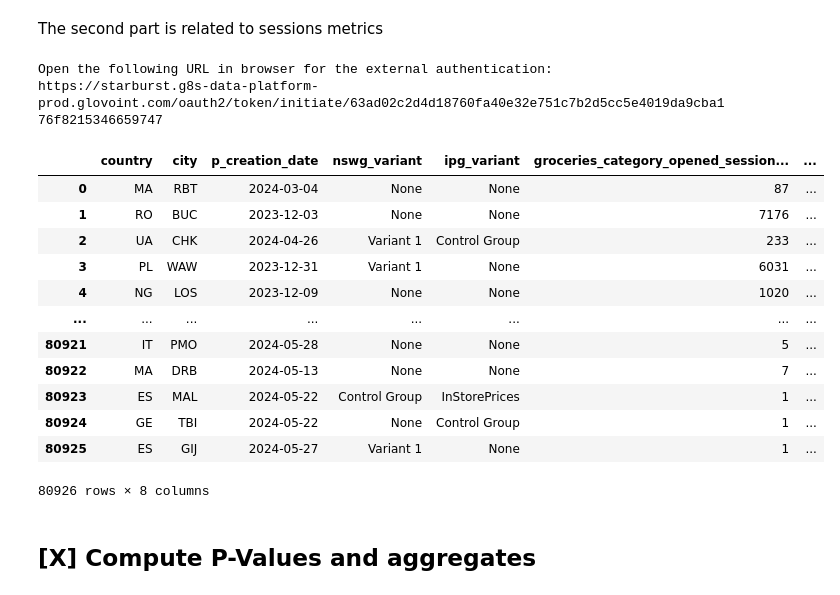
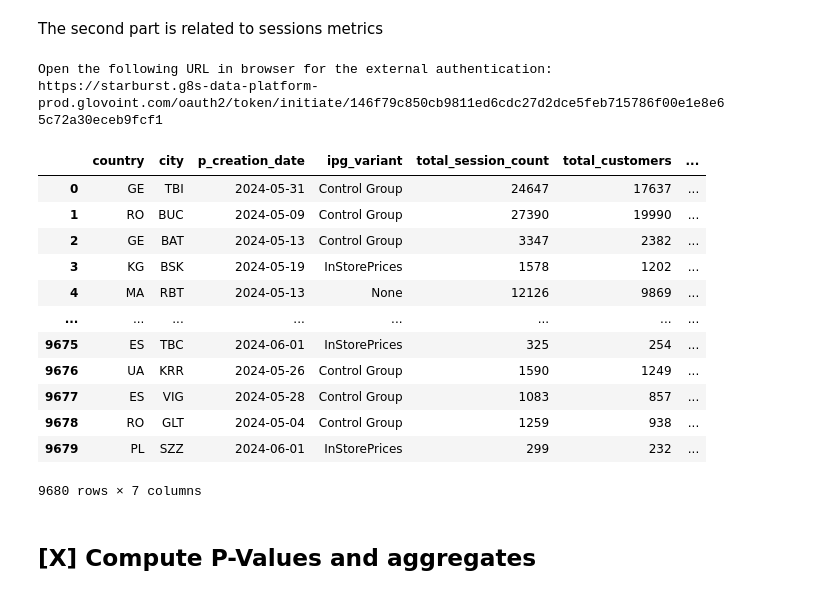
Before and after one commit to JordiCremades4444/central-node, a Jupyter notebook: notebooks/2024_5_instore_prices/instore_prices_v2.ipynb, the cells around one changed output. Cells and saved outputs as stored; diff of their text form; code cells hidden in the pictures.

```diff
--- a/notebooks/2024_5_instore_prices/instore_prices_v2.ipynb
+++ b/notebooks/2024_5_instore_prices/instore_prices_v2.ipynb
@@ -107,43 +113,47 @@ df1
 # %% [markdown]
 The second part is related to sessions metrics
 # %%
-START_DATE = "'2023-03-01'"
+START_DATE = "'2024-05-01'"
 END_DATE = "'2024-06-01'"
+
+START_DATE_GROUPS = "'2023-12-01'"
+END_DATE_GROUPS = "'2024-06-01'"
 TOP = 100
 
 params = [
     # dates
     {'name':'start_date', 'value': str(START_DATE)},
     {'name':'end_date', 'value': str(END_DATE)},
+    {'name':'start_date_groups', 'value': str(START_DATE_GROUPS)},
+    {'name':'end_date_groups', 'value': str(END_DATE_GROUPS)},
     {'name':'top', 'value': str(TOP)}
-
 ]
 
 q = query_engines.QueryEngines(
     query='raw_metrics_v2_part2.sql',
     params=params,
     printq=None,
     output_file='raw_metrics_v2_part2',
     load_from_output_file=None
 
 )
 
 df2 = q.query_run_starbust()
 df2
 # %% [output]
 Open the following URL in browser for the external authentication:
-https://starburst.g8s-data-platform-prod.glovoint.com/oauth2/token/initiate/63ad02c2d4d18760fa40e32e751c7b2d5cc5e4019da9cba176f8215346659747
+https://starburst.g8s-data-platform-prod.glovoint.com/oauth2/token/initiate/146f79c850cb9811ed6cdc27d2dce5feb715786f00e1e8e65c72a30eceb9fcf1
-|  | country | city | p_creation_date | nswg_variant | ipg_variant | groceries_category_opened_session... | ... |
-| 0 | MA | RBT | 2024-03-04 | None | None | 87 | ... |
-| 1 | RO | BUC | 2023-12-03 | None | None | 7176 | ... |
-| 2 | UA | CHK | 2024-04-26 | Variant 1 | Control Group | 233 | ... |
-| 3 | PL | WAW | 2023-12-31 | Variant 1 | None | 6031 | ... |
-| 4 | NG | LOS | 2023-12-09 | None | None | 1020 | ... |
+|  | country | city | p_creation_date | ipg_variant | total_session_count | total_customers | ... |
+| 0 | GE | TBI | 2024-05-31 | Control Group | 24647 | 17637 | ... |
+| 1 | RO | BUC | 2024-05-09 | Control Group | 27390 | 19990 | ... |
+| 2 | GE | BAT | 2024-05-13 | Control Group | 3347 | 2382 | ... |
+| 3 | KG | BSK | 2024-05-19 | InStorePrices | 1578 | 1202 | ... |
+| 4 | MA | RBT | 2024-05-13 | None | 12126 | 9869 | ... |
 | ... | ... | ... | ... | ... | ... | ... | ... |
-| 80921 | IT | PMO | 2024-05-28 | None | None | 5 | ... |
-| 80922 | MA | DRB | 2024-05-13 | None | None | 7 | ... |
-| 80923 | ES | MAL | 2024-05-22 | Control Group | InStorePrices | 1 | ... |
-| 80924 | GE | TBI | 2024-05-22 | None | Control Group | 1 | ... |
-| 80925 | ES | GIJ | 2024-05-27 | Variant 1 | None | 1 | ... |
+| 9675 | ES | TBC | 2024-06-01 | InStorePrices | 325 | 254 | ... |
+| 9676 | UA | KRR | 2024-05-26 | Control Group | 1590 | 1249 | ... |
+| 9677 | ES | VIG | 2024-05-28 | Control Group | 1083 | 857 | ... |
+| 9678 | RO | GLT | 2024-05-04 | Control Group | 1259 | 938 | ... |
+| 9679 | PL | SZZ | 2024-06-01 | InStorePrices | 299 | 232 | ... |
-80926 rows × 8 columns
+9680 rows × 7 columns
 # %%
```
Also changed, not shown: parts of 6 cells of this notebook.
